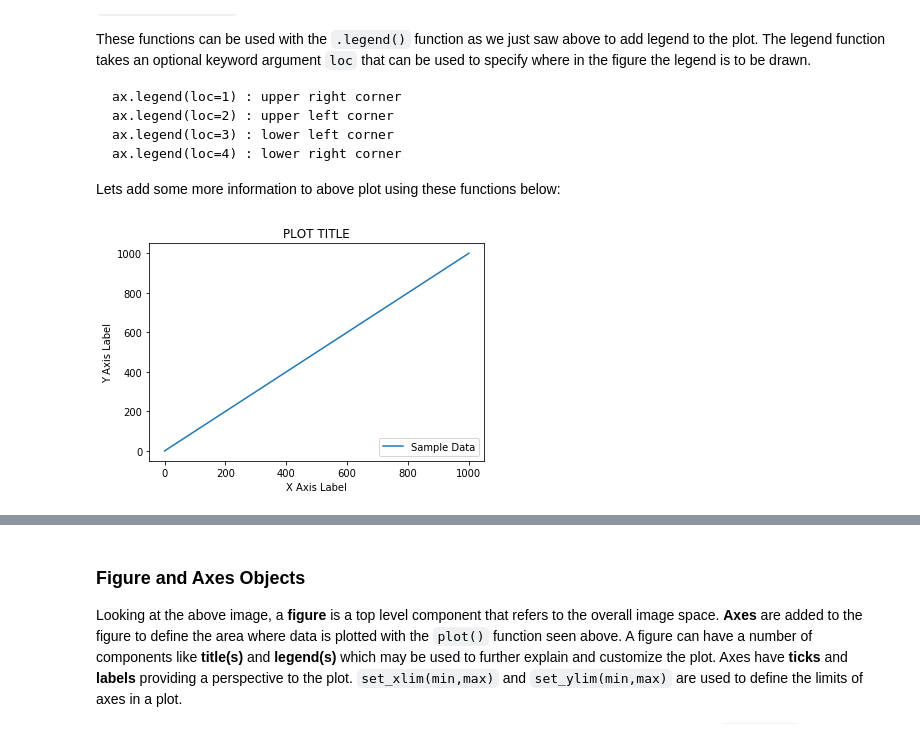
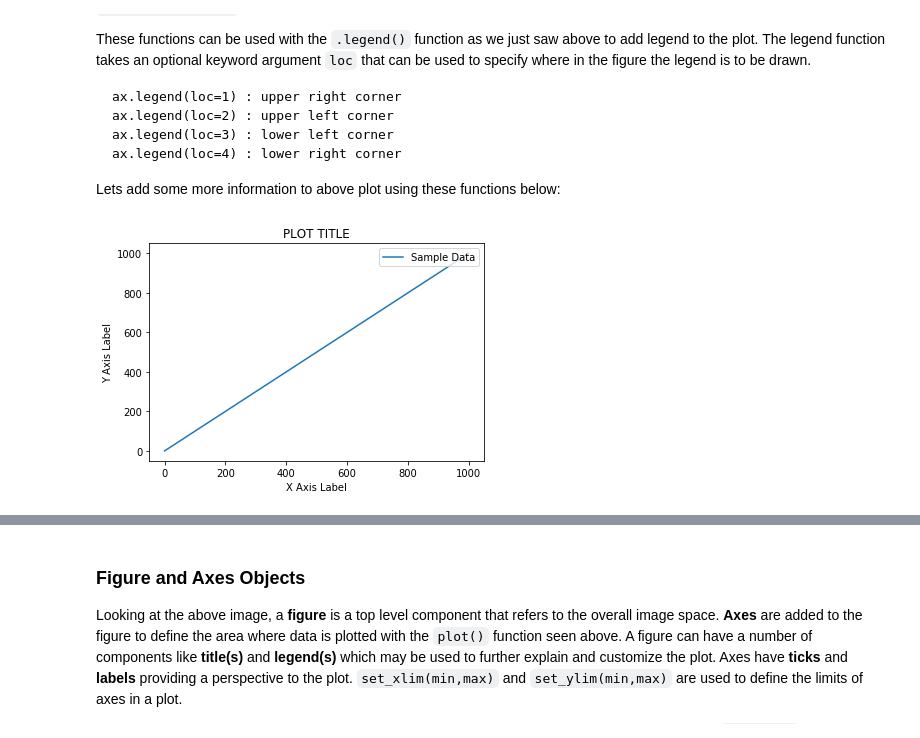
Before and after one commit to MsJacksonIYN/ds-matplotlib-intro-readme-nyc-ds-career-031119, a Jupyter notebook: index.ipynb, the cells around one changed output, grey strips where cells are left out. Saved outputs shown, nothing was run; the diff lists cells and outputs as text; code cells hidden in the pictures.

```diff
--- a/index.ipynb
+++ b/index.ipynb
@@ -63,24 +63,24 @@ Lets add some more information to above plot using these functions below:
 # %%
 # Set plot space as inline for inline plots and qt for external plots
 %matplotlib inline
 
 # Use plot() function to create a plot using above values on both x and y co-ordinates. Add a label.
 plt.plot(data, data, label='Sample Data')
 
 # Add labels for x and y axes
 plt.xlabel('X Axis Label')
 plt.ylabel('Y Axis Label')
 
 # Add a title for the plot
 plt.title('PLOT TITLE')
 
 # Add a legend to the plot with legend() in lower right corner
-plt.legend(loc=4)
+plt.legend(loc="upper right")
 
 # Output the final plot
 plt.show()
 # %% [output]
-[figure, old version]
+[figure, new version]
 # %% [markdown]
 ## `matplotlib` Objects
 
```
